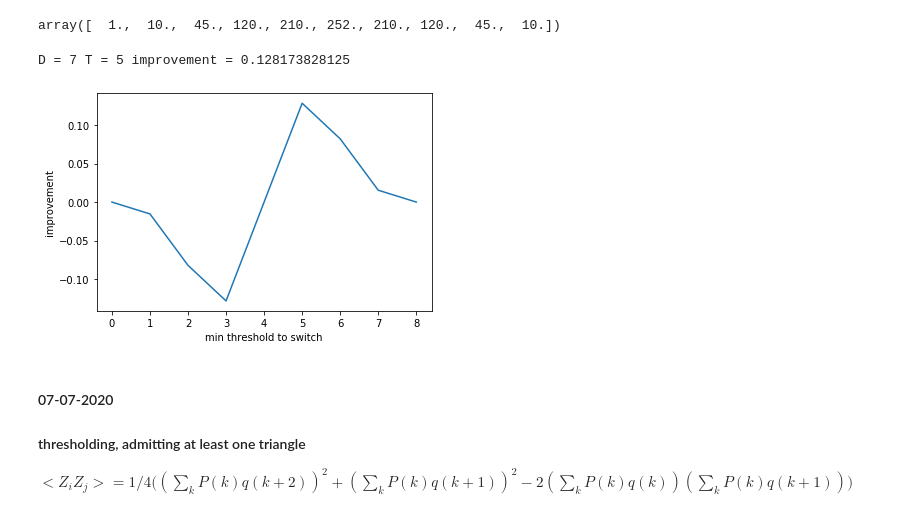
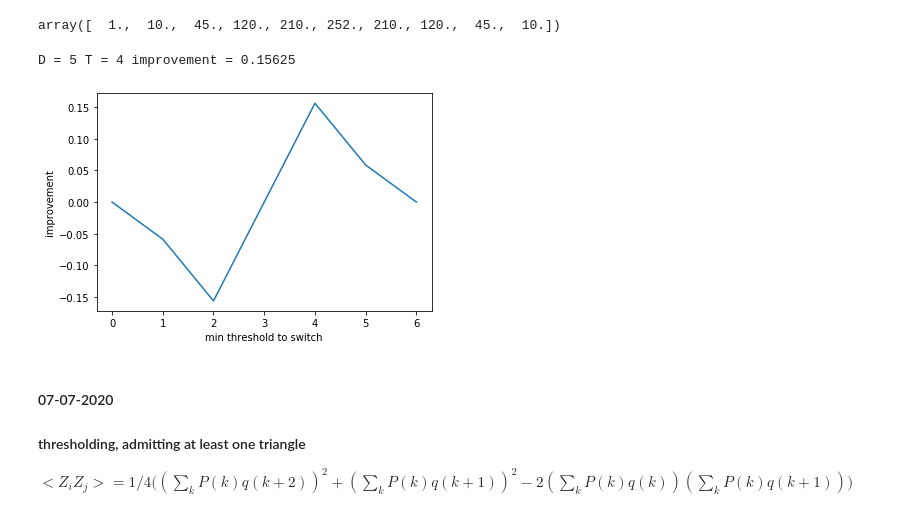
Before and after one commit to marwahaha/qaoa-local-competitors, a Jupyter notebook: hastings.ipynb, the cells around one changed output. Drawn from its saved outputs; the diff is of its cells as text; code cells hidden in the pictures.

```diff
--- a/hastings.ipynb
+++ b/hastings.ipynb
@@ -77,7 +77,7 @@ from scipy.special import binom
 array([ 1, -1, -1])
 # %%
 def q(k, threshold):
-    return 1-(k >= threshold)*2
+    return (1-(k >= threshold)*2)
 #     return -1 if k >= threshold else 1
 # %%
 assert q(2, 3) == 1, "testing q"
@@ -119,14 +119,14 @@ def print_best(D, outs):
 # %%
 ## 07-07-2020
 ## working example of thresholding
 ## reproduces hastings' table 1 !! Woohoo!
-D=7
+D=5
 outs = gen_pts(D, calc_improvement)
 print_best(D, outs)
 plot_T(D, outs)
 # %% [output]
-D = 7 T = 5 improvement = 0.128173828125
+D = 5 T = 4 improvement = 0.15625
-[figure, old version]
+[figure, new version]
 # %% [markdown]
 #### 07-07-2020
 #### thresholding, admitting at least one triangle
```
Also changed, not shown: parts of 2 cells of this notebook, 1 other file.
